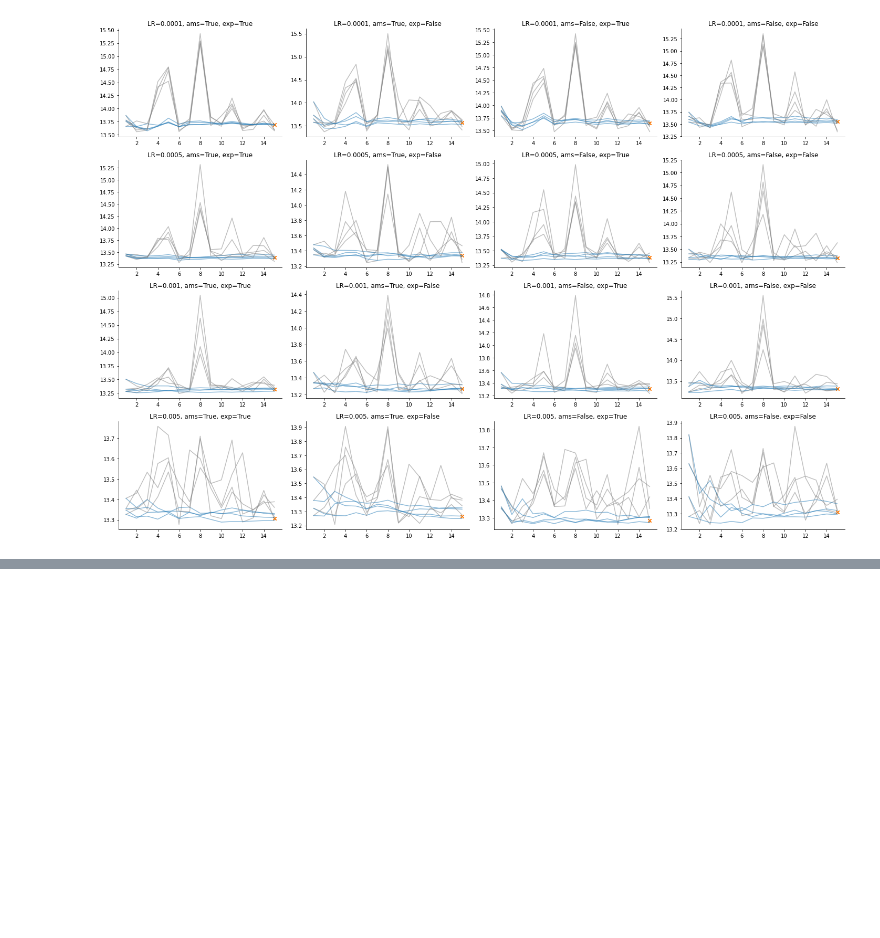
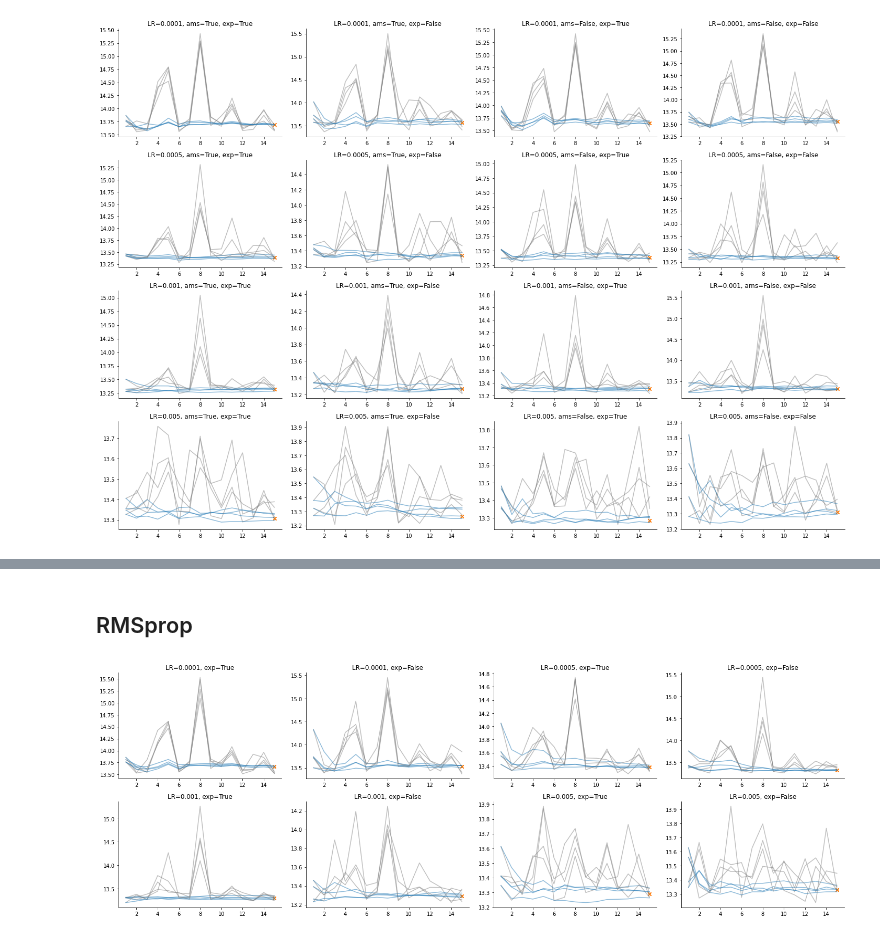
Before and after one commit to djib2011/forecasting-augmentation, a Jupyter notebook: experimentation/training_hyperparameters.ipynb, the cells around one changed output, grey strips where cells are left out. Drawn from its saved outputs; the diff is of its cells as text; code cells hidden in the pictures; blank space fills up the shorter version.

```diff
--- a/experimentation/training_hyperparameters.ipynb
+++ b/experimentation/training_hyperparameters.ipynb
@@ -73,0 +119,29 @@ df_all[df_all['ensemble']].sort_values('smape')
+# %% [markdown]
+## RMSprop
+# %%
+df_rms = pd.read_csv('../reports/training_hyperparameters/rmsprop/results.csv')
+# %%
+def get_experiment_rms(opt, lr, exp):
+    return df_rms[(df_rms['optimizer'] == opt) & (df_rms['learning_rate'] == lr)
+                  & (df_rms['exponential_decay'] == exp)]
+
+rms_comb_dict = {'optimizer': ['rmsprop'],
+                  'learning_rate': [0.0001, 0.0005, 0.001, 0.005],
+                  'exp_decay': [True, False]}
+
+combs = list(training.make_runs(rms_comb_dict))
+# %%
+plt.figure(figsize=(20, 7))
+
+for i in range(len(combs)):
+    ax = plt.subplot(2, 4, i+1)
+    opt = combs[i]['optimizer']
+    lr = combs[i]['learning_rate']
+    exp = combs[i]['exp_decay']
+    ex = get_experiment_rms(opt, lr, exp)
+    title = 'LR={}, exp={}'.format(lr, exp)
+    plot_experiment(ex, ax=ax, title=title)
+
+plt.tight_layout()
+# %% [output]
+[figure, added]
```
Also changed, not shown: parts of 5 cells of this notebook, 5 other files.
